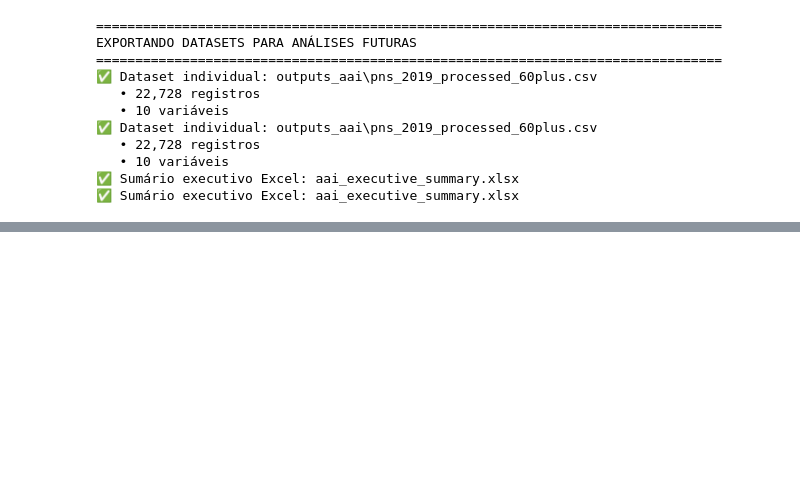
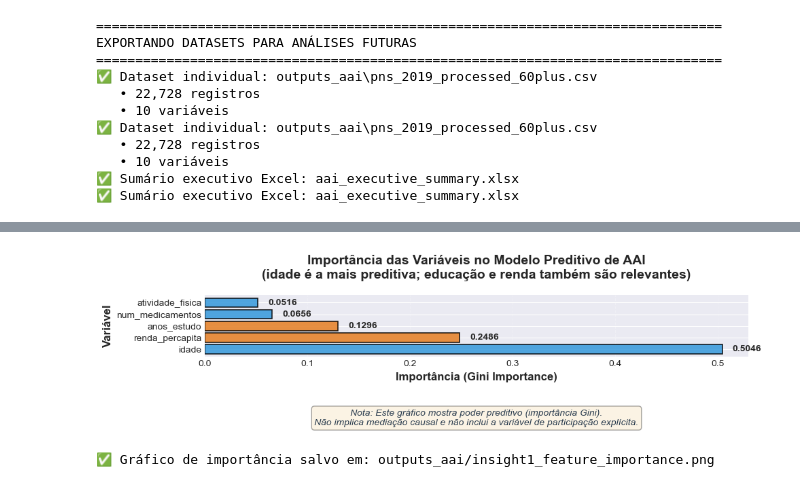
Before and after one commit to gabrielSa333/envelhecimentoAtivo, a Jupyter notebook: EDA.ipynb, the cells around one changed output, grey strips where cells are left out. Cells and saved outputs as stored; diff of their text form; code cells hidden in the pictures; blank space fills up the shorter version.

Commit message:
insights

```diff
--- a/EDA.ipynb
+++ b/EDA.ipynb
@@ -2043,0 +2342,45 @@ EXPORTANDO DATASETS PARA ANÁLISES FUTURAS
+# %%
+# ============================================================================
+# VISUALIZAÇÃO 2: IMPORTÂNCIA DAS VARIÁVEIS (contexto, não mediação)
+# ============================================================================
+
+import pandas as pd
+import matplotlib.pyplot as plt
+import seaborn as sns
+
+feature_importance = pd.read_csv('outputs_aai/feature_importance.csv')
+
+fig, ax = plt.subplots(1, 1, figsize=(10, 6))
+
+colors = ['#e67e22' if feat in ['anos_estudo', 'renda_percapita'] else '#3498db'
+          for feat in feature_importance['Feature']]
+
+bars = ax.barh(feature_importance['Feature'],
+               feature_importance['Importance'],
+               color=colors, alpha=0.85, edgecolor='black', linewidth=1.2)
+
+for i, (feat, imp) in enumerate(zip(feature_importance['Feature'], feature_importance['Importance'])):
+    ax.text(imp + 0.01, i, f'{imp:.4f}', va='center', fontsize=10, fontweight='bold')
+
+ax.set_xlabel('Importância (Gini Importance)', fontsize=12, fontweight='bold')
+ax.set_ylabel('Variável', fontsize=12, fontweight='bold')
+ax.set_title('Importância das Variáveis no Modelo Preditivo de AAI\n(idade é a mais preditiva; educação e renda também são relevantes)',
+             fontsize=14, fontweight='bold', pad=18)
+ax.grid(axis='x', alpha=0.25, linestyle='--')
+
+# Nota metodológica explícita
+ax.text(0.5, -0.85,
+        'Nota: Este gráfico mostra poder preditivo (importância Gini).\n'
+        'Não implica mediação causal e não inclui a variável de participação explícita.',
+        ha='center', va='top', transform=ax.transAxes,
+        fontsize=10, style='italic', color='#2c3e50',
+        bbox=dict(boxstyle='round', facecolor='wheat', alpha=0.35))
+
+plt.tight_layout()
+plt.savefig('outputs_aai/insight1_feature_importance.png', dpi=300, bbox_inches='tight')
+plt.show()
+
+print("✅ Gráfico de importância salvo em: outputs_aai/insight1_feature_importance.png")
+# %% [output]
+[figure, added]
+✅ Gráfico de importância salvo em: outputs_aai/insight1_feature_importance.png
```
Also changed, not shown: parts of 19 cells of this notebook.
